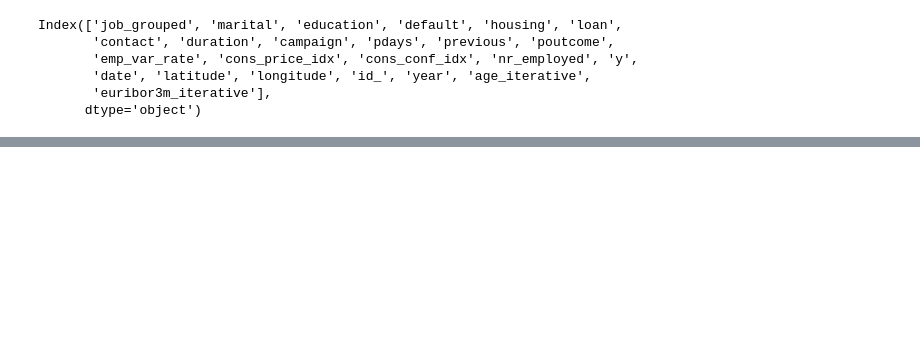
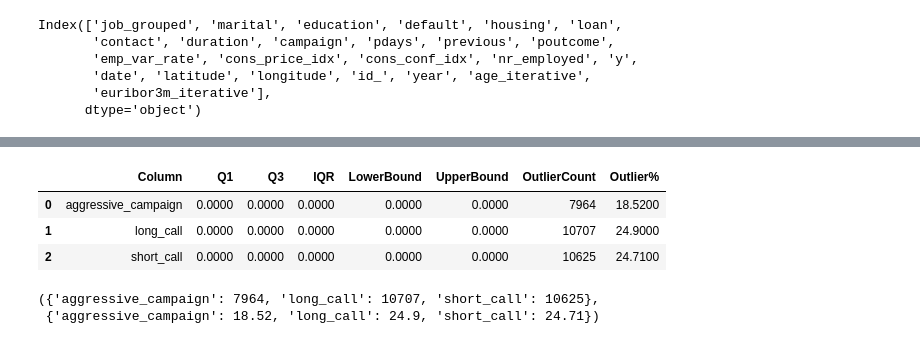
Before and after one commit to danielamichellod/analisis_marketing, a Jupyter notebook: Jupyters_notebook/metricas_bank.ipynb, the cells around one changed output, grey strips where cells are left out. Saved outputs shown, nothing was run; the diff lists cells and outputs as text; code cells hidden in the pictures; blank space fills up the shorter version.

```diff
--- a/Jupyters_notebook/metricas_bank.ipynb
+++ b/Jupyters_notebook/metricas_bank.ipynb
@@ -50,0 +62,10 @@ df_metricas.describe().T
+# %%
+columnas_analizar = ['aggressive_campaign','long_call', 'short_call']
+so.contar_outliers(df, columnas_analizar)
+# %% [output]
+|  | Column | Q1 | Q3 | IQR | LowerBound | UpperBound | OutlierCount | Outlier% |
+| 0 | aggressive_campaign | 0.0000 | 0.0000 | 0.0000 | 0.0000 | 0.0000 | 7964 | 18.5200 |
+| 1 | long_call | 0.0000 | 0.0000 | 0.0000 | 0.0000 | 0.0000 | 10707 | 24.9000 |
+| 2 | short_call | 0.0000 | 0.0000 | 0.0000 | 0.0000 | 0.0000 | 10625 | 24.7100 |
+({'aggressive_campaign': 7964, 'long_call': 10707, 'short_call': 10625},
+ {'aggressive_campaign': 18.52, 'long_call': 24.9, 'short_call': 24.71})
```
Also changed, not shown: parts of 7 cells of this notebook, 3 other files.
